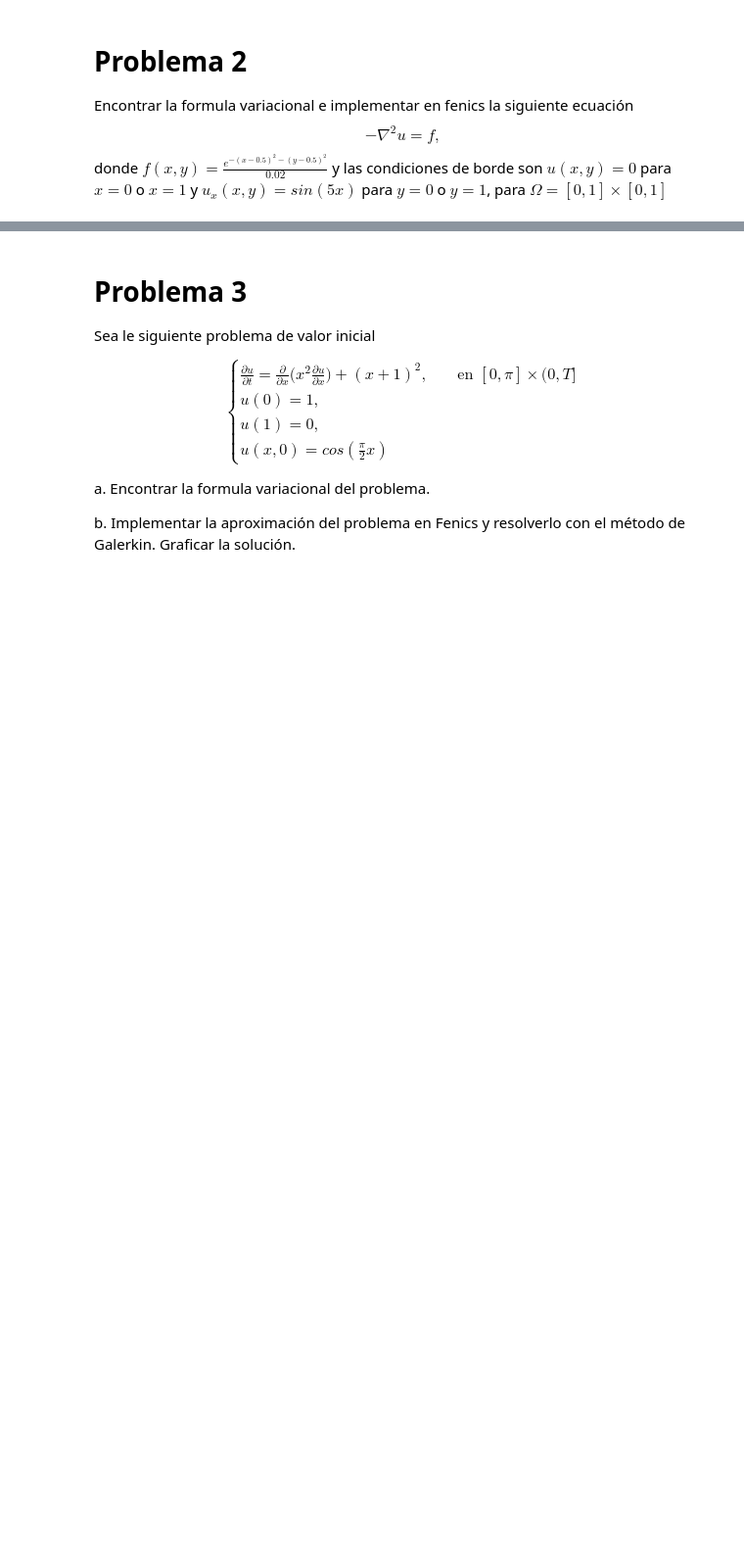
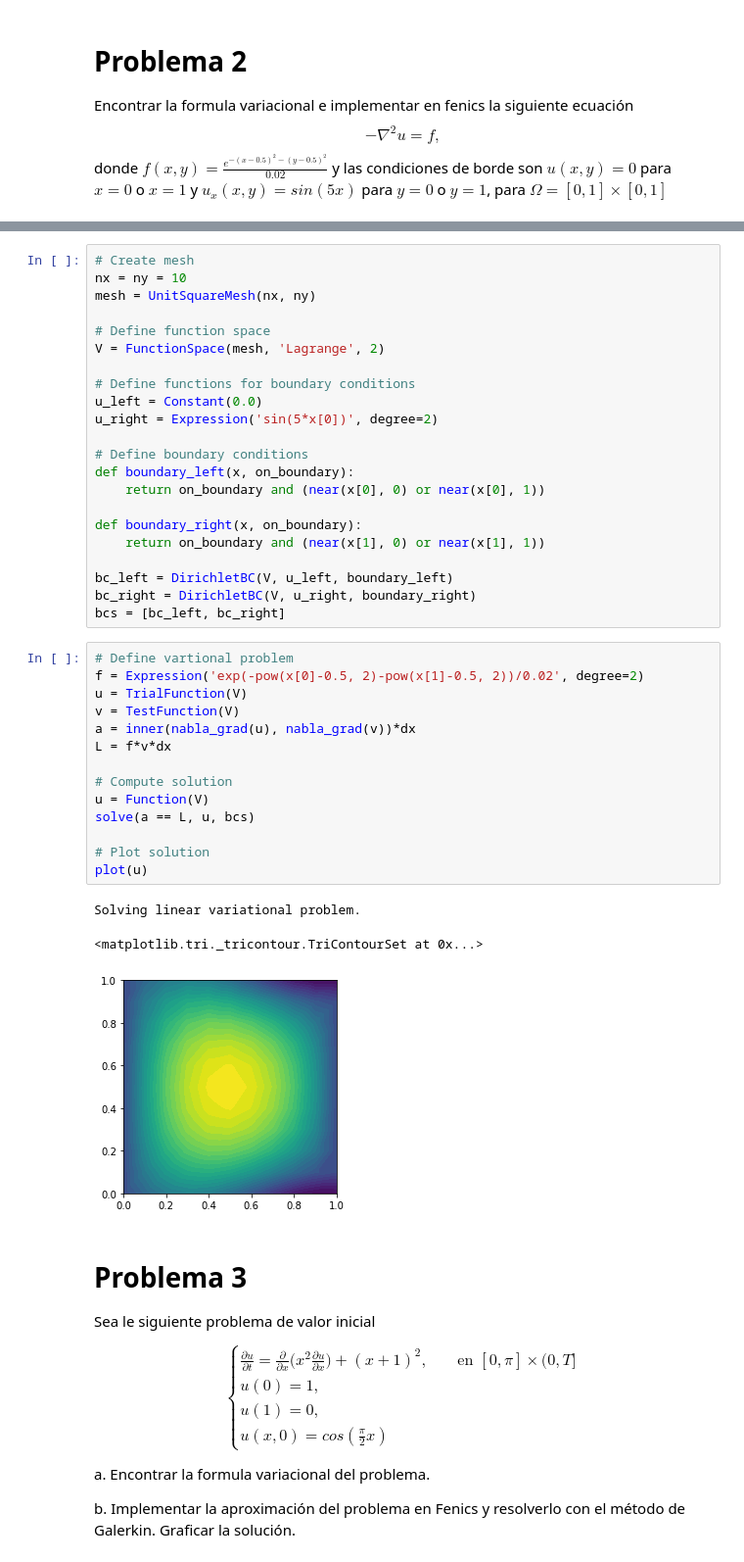
Before and after one commit to suribe06/Modeling-Simulation-2, a Jupyter notebook: FEniCS/parcial2.ipynb, the cells around one changed output, grey strips where cells are left out. Shown: that part at 98% size. Drawn from its saved outputs; the diff is of its cells as text; blank space fills up the shorter version.

```diff
--- a/FEniCS/parcial2.ipynb
+++ b/FEniCS/parcial2.ipynb
@@ -20,3 +101,43 @@ $u(x,y)=0$ para $x=0$ o $x=1$ y $u_x(x,y)=sin(5x)$ para $y=0$ o $y=1$, para $\Om
+# %%
+# Create mesh
+nx = ny = 10
+mesh = UnitSquareMesh(nx, ny)
+
+# Define function space
+V = FunctionSpace(mesh, 'Lagrange', 2)
+
+# Define functions for boundary conditions
+u_left = Constant(0.0)
+u_right = Expression('sin(5*x[0])', degree=2)
+
+# Define boundary conditions
+def boundary_left(x, on_boundary):
+    return on_boundary and (near(x[0], 0) or near(x[0], 1))
+
+def boundary_right(x, on_boundary):
+    return on_boundary and (near(x[1], 0) or near(x[1], 1))
+
+bc_left = DirichletBC(V, u_left, boundary_left)
+bc_right = DirichletBC(V, u_right, boundary_right)
+bcs = [bc_left, bc_right]
+# %%
+# Define vartional problem
+f = Expression('exp(-pow(x[0]-0.5, 2)-pow(x[1]-0.5, 2))/0.02', degree=2)
+u = TrialFunction(V)
+v = TestFunction(V)
+a = inner(nabla_grad(u), nabla_grad(v))*dx
+L = f*v*dx
+
+# Compute solution
+u = Function(V)
+solve(a == L, u, bcs)
+
+# Plot solution
+plot(u)
+# %% [output]
+Solving linear variational problem.
+<matplotlib.tri._tricontour.TriContourSet at 0x...>
+[figure, added]
 # %% [markdown]
 # Problema 3
 
```
Also changed, not shown: parts of 7 cells of this notebook, 51 other files.
